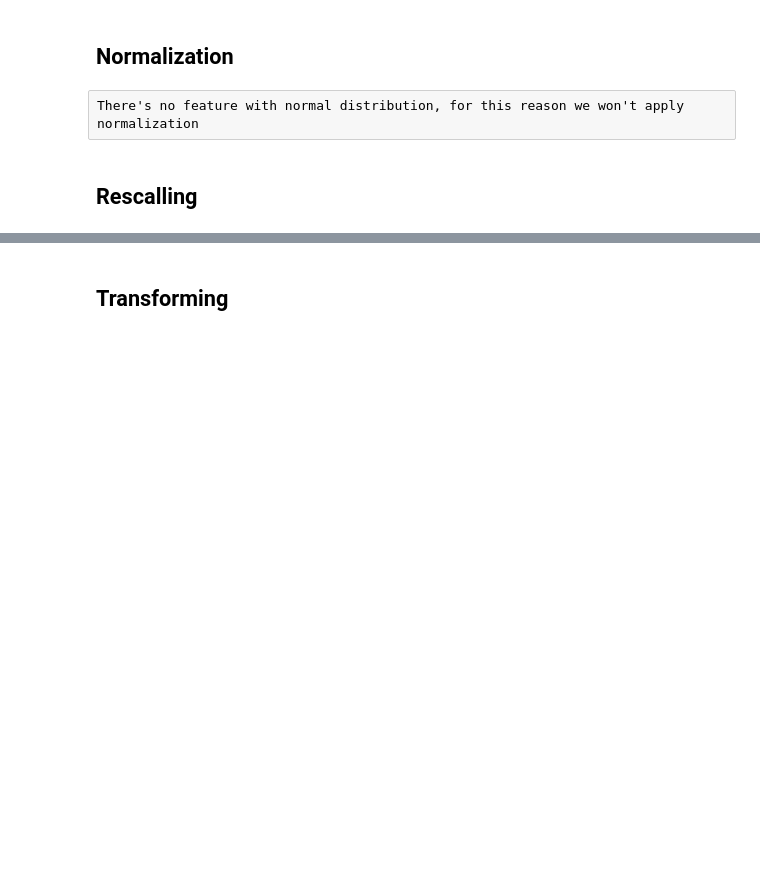
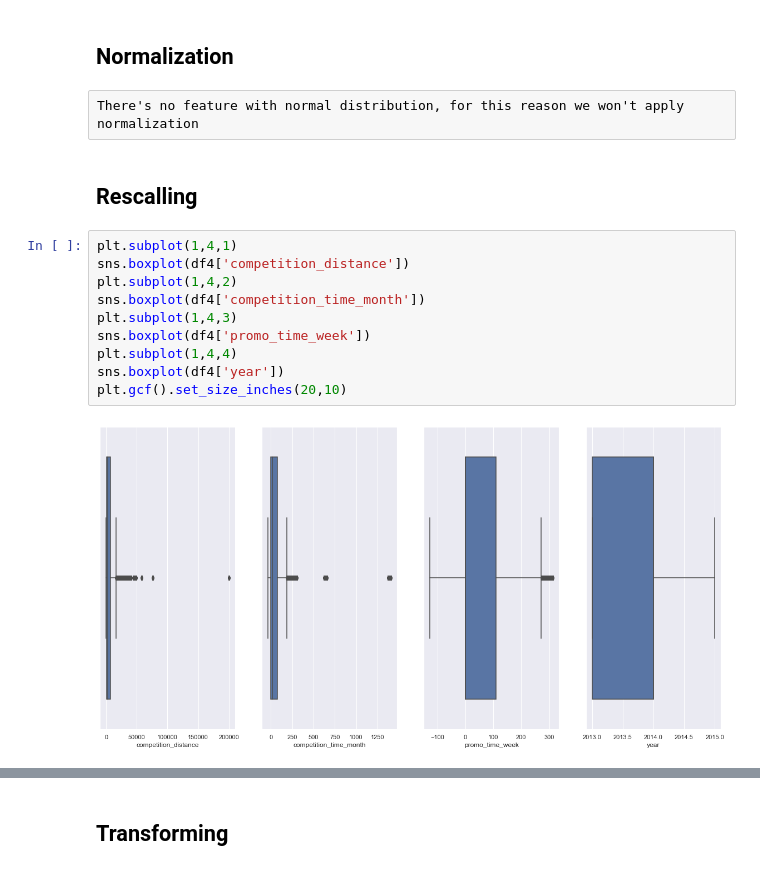
Before and after one commit to ViniciusKos/forecast_sales, a Jupyter notebook: forecast_sales.ipynb, the cells around one changed output, grey strips where cells are left out. Drawn from its saved outputs; the diff is of its cells as text; blank space fills up the shorter version.

```diff
--- a/forecast_sales.ipynb
+++ b/forecast_sales.ipynb
@@ -791,3 +777,15 @@ df5=df4.copy()
 There's no feature with normal distribution, for this reason we won't apply normalization
 # %% [markdown]
 ## Rescalling
+# %%
+plt.subplot(1,4,1)
+sns.boxplot(df4['competition_distance'])
+plt.subplot(1,4,2)
+sns.boxplot(df4['competition_time_month'])
+plt.subplot(1,4,3)
+sns.boxplot(df4['promo_time_week'])
+plt.subplot(1,4,4)
+sns.boxplot(df4['year'])
+plt.gcf().set_size_inches(20,10)
+# %% [output]
+[figure, added]
```
Also changed, not shown: parts of 9 cells of this notebook.
